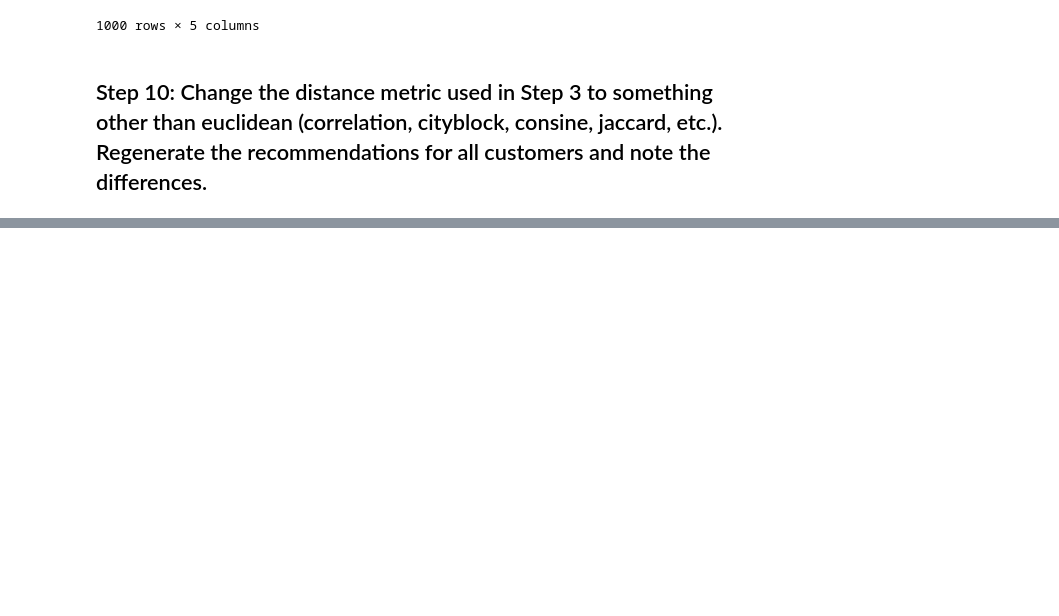
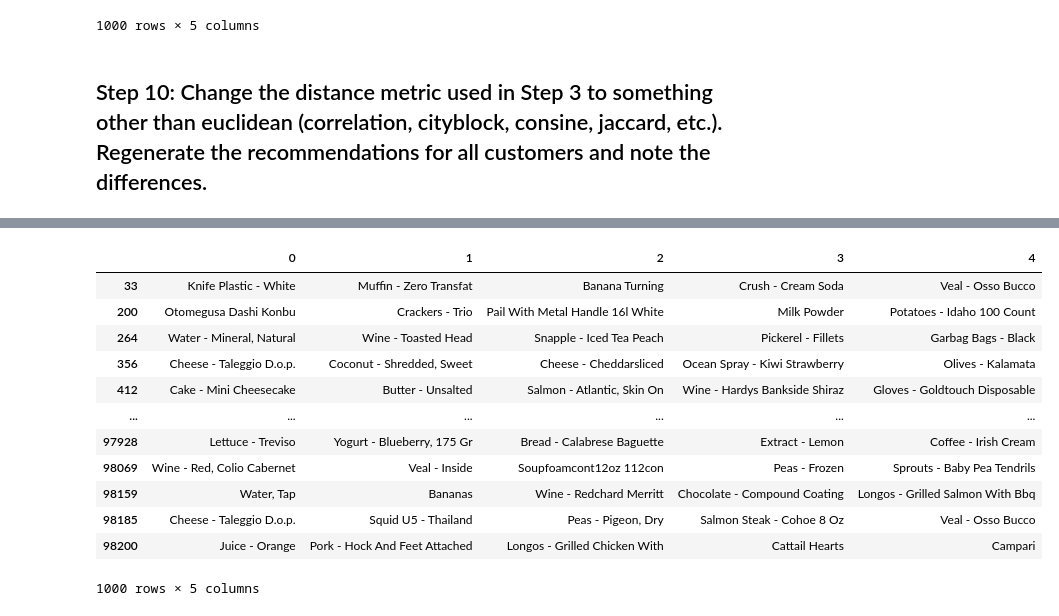
Before and after one commit to Malvagfr/dataptmad1121_labs, a Jupyter notebook: extra-work/m2/lab-intro-recommender-systems/your-code/main.ipynb, the cells around one changed output, grey strips where cells are left out. Cells and saved outputs as stored; diff of their text form; code cells hidden in the pictures; blank space fills up the shorter version.

```diff
--- a/extra-work/m2/lab-intro-recommender-systems/your-code/main.ipynb
+++ b/extra-work/m2/lab-intro-recommender-systems/your-code/main.ipynb
@@ -262,0 +282,19 @@ recom_product_df
+# %%
+product_recomentdations_corr={}
+for customer in customer_list:
+    #take list of products of more similar customers
+    customer=customer
+    customer_recomend=distance[customer].sort_values(ascending=False)[1:6]
+    total_quantity_example=total_quantity[total_quantity['CustomerID'].isin(customer_recomend.index)]
+    total_quantity_by_product=total_quantity_example.groupby(['ProductName'],
+                                                            as_index=False).agg({'Quantity':'sum'})
+    total_quantity_by_product=total_quantity_by_product.sort_values('Quantity',ascending=False)
+
+    #filtering by top products no purchated by the customer
+    total_quantity_example_purchate=total_quantity[total_quantity["CustomerID"]==customer]
+    all_products=pd.merge(total_quantity_by_product,total_quantity_example_purchate,how="left",on="ProductName")
+    non_purchate_products=all_products[all_products['Quantity_y'].isnull()].sort_values('Quantity_x',
+                                                                                        ascending=False)[0:5]
+    non_purchate_products=non_purchate_products["ProductName"]
+
+    product_recomentdations_corr[customer]= list(non_purchate_products.values)
@@ -262,0 +321,17 @@ recom_product_df
+# %%
+recom_product_corr_df=pd.DataFrame.from_dict(product_recomentdations_corr).T
+recom_product_corr_df
+# %% [output]
+|  | 0 | 1 | 2 | 3 | 4 |
+| 33 | Knife Plastic - White | Muffin - Zero Transfat | Banana Turning | Crush - Cream Soda | Veal - Osso Bucco |
+| 200 | Otomegusa Dashi Konbu | Crackers - Trio | Pail With Metal Handle 16l White | Milk Powder | Potatoes - Idaho 100 Count |
+| 264 | Water - Mineral, Natural | Wine - Toasted Head | Snapple - Iced Tea Peach | Pickerel - Fillets | Garbag Bags - Black |
+| 356 | Cheese - Taleggio D.o.p. | Coconut - Shredded, Sweet | Cheese - Cheddarsliced | Ocean Spray - Kiwi Strawberry | Olives - Kalamata |
+| 412 | Cake - Mini Cheesecake | Butter - Unsalted | Salmon - Atlantic, Skin On | Wine - Hardys Bankside Shiraz | Gloves - Goldtouch Disposable |
+| ... | ... | ... | ... | ... | ... |
+| 97928 | Lettuce - Treviso | Yogurt - Blueberry, 175 Gr | Bread - Calabrese Baguette | Extract - Lemon | Coffee - Irish Cream |
+| 98069 | Wine - Red, Colio Cabernet | Veal - Inside | Soupfoamcont12oz 112con | Peas - Frozen | Sprouts - Baby Pea Tendrils |
+| 98159 | Water, Tap | Bananas | Wine - Redchard Merritt | Chocolate - Compound Coating | Longos - Grilled Salmon With Bbq |
+| 98185 | Cheese - Taleggio D.o.p. | Squid U5 - Thailand | Peas - Pigeon, Dry | Salmon Steak - Cohoe 8 Oz | Veal - Osso Bucco |
+| 98200 | Juice - Orange | Pork - Hock And Feet Attached | Longos - Grilled Chicken With | Cattail Hearts | Campari |
+1000 rows × 5 columns
```
Also changed, not shown: parts of 2 cells of this notebook.
